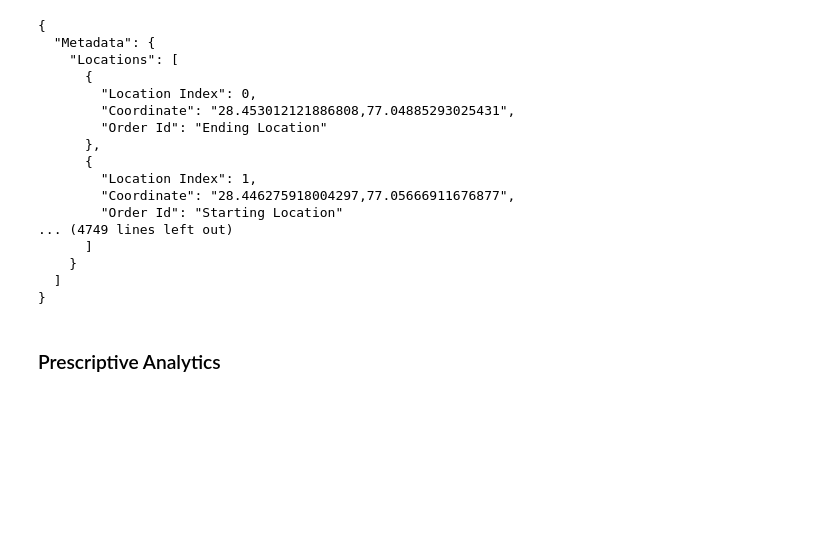
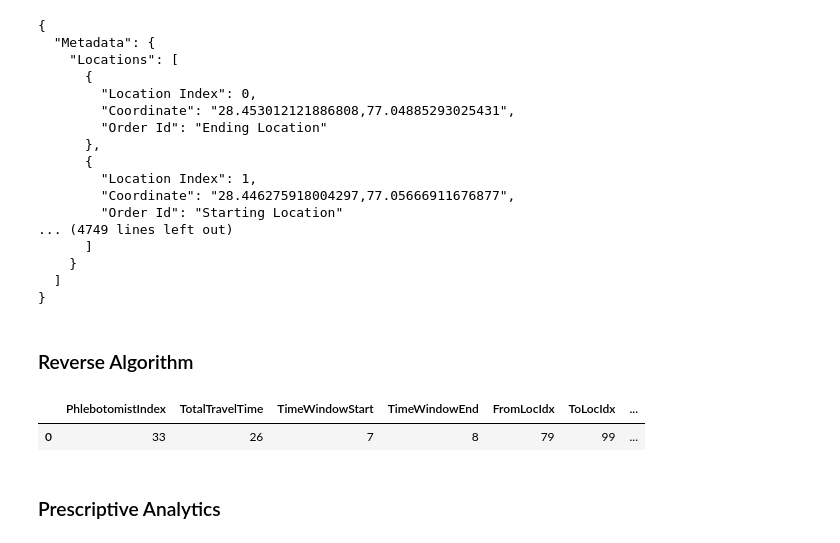
Before and after one commit to dljw98/Capstone-Project, a Jupyter notebook: Run Algorithm.ipynb, the cells around one changed output. Saved outputs shown, nothing was run; the diff lists cells and outputs as text; code cells hidden in the pictures; blank space fills up the shorter version.

Commit message:
Add ReverseAlgorithm usage example to notebook

```diff
--- a/Run Algorithm.ipynb
+++ b/Run Algorithm.ipynb
@@ -26,8 +28,8 @@ orders_df = pd.read_csv("Simulated Data/order_data_1576.csv")
 catchments_df = pd.read_csv("Simulated Data/catchment_data_1576.csv")
 phlebs_df = pd.read_csv("Simulated Data/phleb_data_1576.csv")
 # %%
-orders_df = orders_df.iloc[:15]  #remove this for full data (100 rows)
-phlebs_df = phlebs_df.iloc[:2]   #remove this for full data (60 rows)
+#orders_df = orders_df.iloc[:15]  #Uncomment to limit the rows
+#phlebs_df = phlebs_df.iloc[:2]   #Uncomment to limit the rows
 catchments_df = catchments_df.iloc[:1] #remove this for multi-ends
 # %%
 #Uncomment below if you are NOT using the Simulated data above
@@ -62,6 +64,18 @@ print(output)
     }
   ]
 }
+# %% [markdown]
+### Reverse Algorithm
+# %%
+# For example, there is a new customer who want a Regular service at A location (28.44004408,77.09423916). This regular service requires 5 minutes of servicing time.
+# This customer wants to view available time slot for the service.
+# Below is how we use Reverse Objective function to achieve that:
+
+vacancies = MatchingAlgorithm.reverse_getVacancy_algorithm("28.44004408,77.09423916", 5, ['expertise_regular'], output, API_key)
+pd.DataFrame(json.loads(vacancies))
+# %% [output]
+|  | PhlebotomistIndex | TotalTravelTime | TimeWindowStart | TimeWindowEnd | FromLocIdx | ToLocIdx | ... |
+| 0 | 33 | 26 | 7 | 8 | 79 | 99 | ... |
 # %% [markdown]
 ### Prescriptive Analytics
 # %%
```
Also changed, not shown: parts of 1 cell of this notebook.
